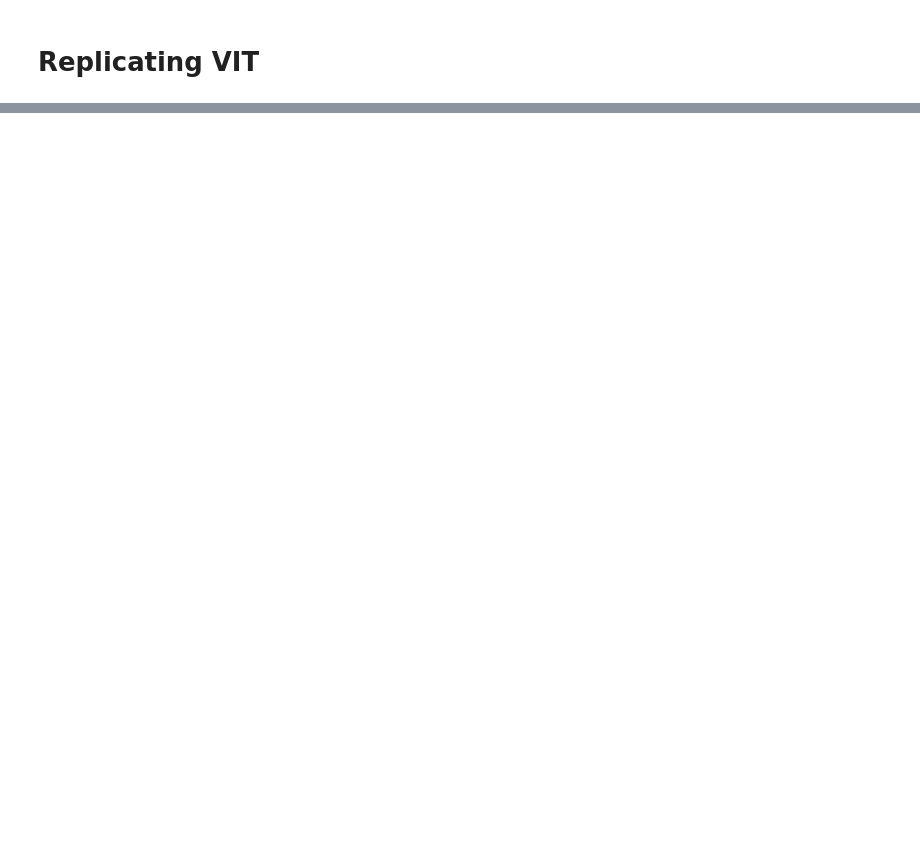
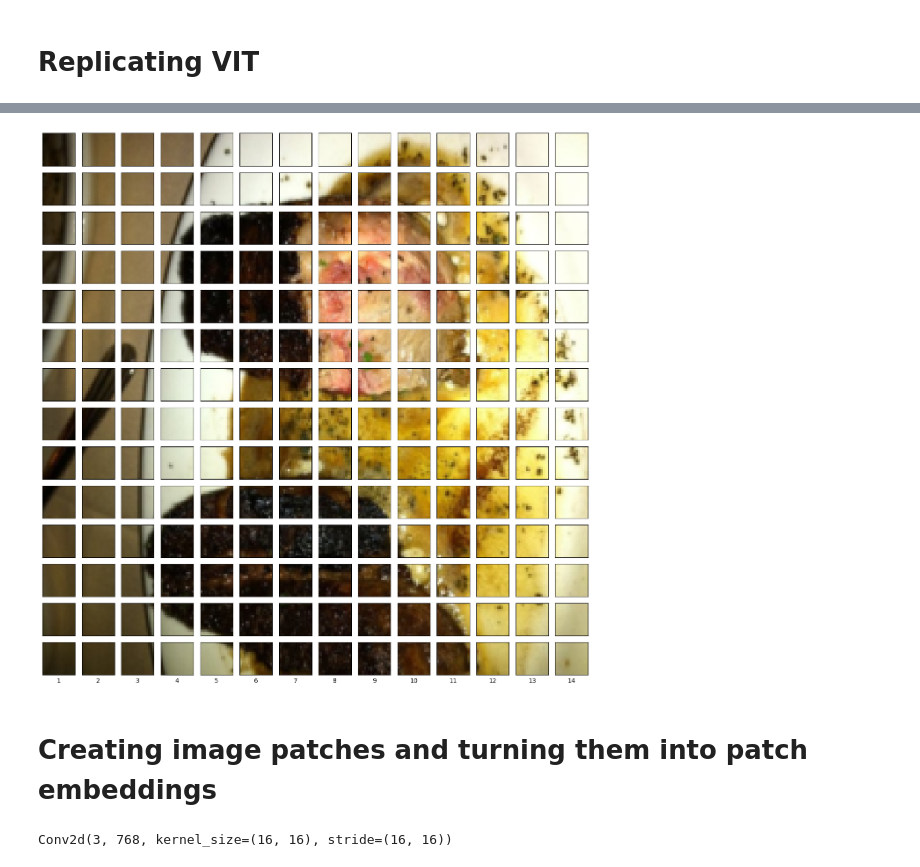
Before and after one commit to hrnnikolov/ML_models, a Jupyter notebook: PyTorch_paper_replicating.ipynb, the cells around one changed output, grey strips where cells are left out. Saved outputs shown, nothing was run; the diff lists cells and outputs as text; code cells hidden in the pictures; blank space fills up the shorter version.

```diff
--- a/PyTorch_paper_replicating.ipynb
+++ b/PyTorch_paper_replicating.ipynb
@@ -115,0 +162,43 @@ plt.axis('off');
+# %%
+img_size = 224
+patch_size = 16
+num_patches = img_size / patch_size
+
+assert img_size % patch_size == 0, 'Image size must be devisible by patch size'
+
+#create a series of subplots
+
+fig, axs = plt.subplots(nrows=img_size // patch_size,
+                        ncols=img_size // patch_size,
+                        sharex=True,
+                        sharey=True,
+                        figsize=(patch_size,patch_size))
+
+# itter through number of patches
+# x_label_num = 0
+
+for j, rowpatch in enumerate(range(0, img_size, patch_size)):
+  for i, colpatch in enumerate(range(0, img_size, patch_size)):
+    #x_label_num += 1
+    axs[j][i].imshow(permuted_image[rowpatch:rowpatch+patch_size, colpatch:colpatch+patch_size, :]);
+    axs[j][i].set_xlabel(i+1)
+    axs[j][i].set_xticks([])
+    axs[j][i].set_yticks([])
+    axs[j, i].label_outer()
+# %% [output]
+[figure, added]
+# %% [markdown]
+# Creating image patches and turning them into patch embeddings
+# %%
+#Create conv2d layer to turn image into patches of learnable feature maps(embeddings)
+from torch import nn
+patch_size = 16
+
+conv2d = nn.Conv2d(in_channels=3, #for color images
+                   out_channels = 768, #D size from Table 1
+                   kernel_size=patch_size,
+                   stride=patch_size,
+                   padding=0)
+conv2d
+# %% [output]
+Conv2d(3, 768, kernel_size=(16, 16), stride=(16, 16))
```
Also changed, not shown: parts of 30 cells of this notebook.
